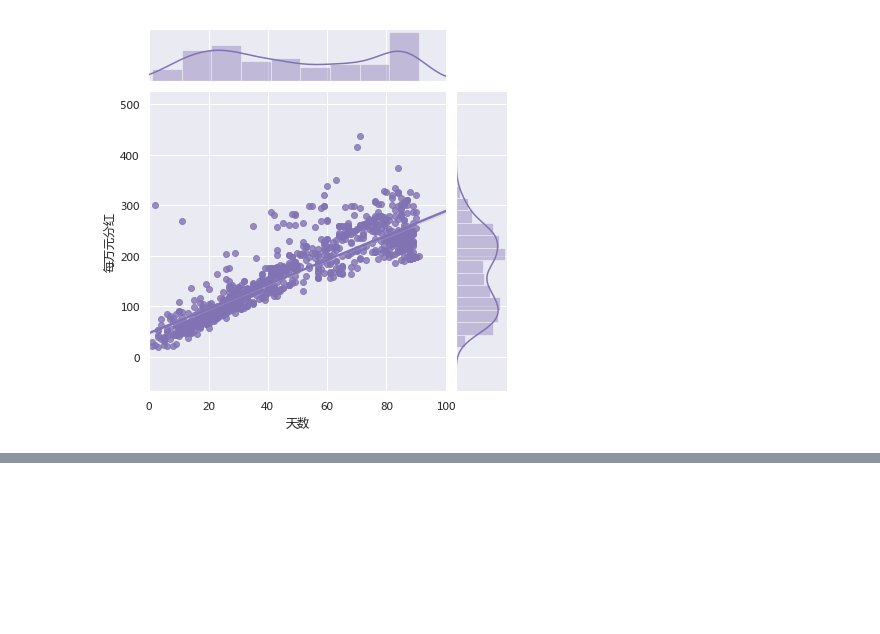
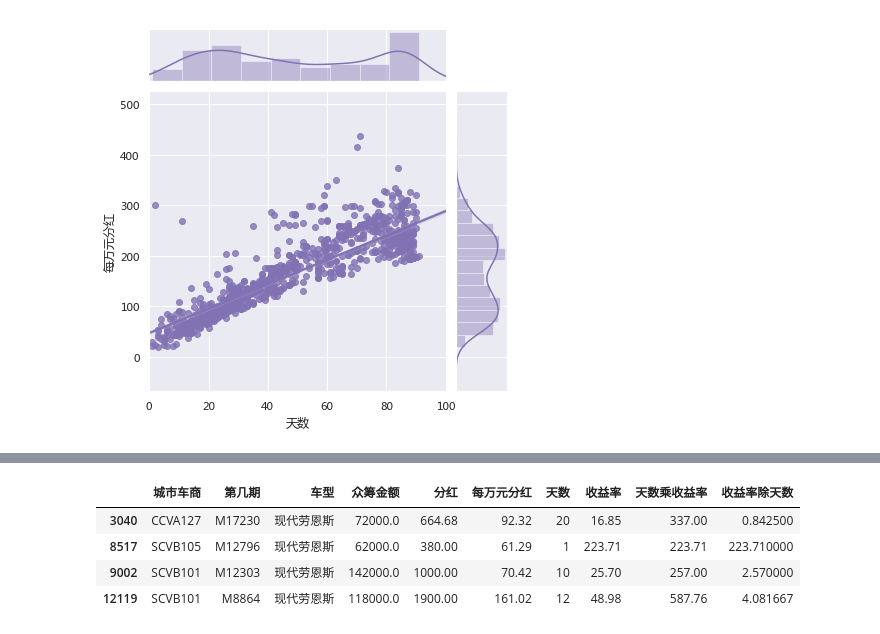
Before and after one commit to maxlz/carsale, a Jupyter notebook: car_sale.ipynb, the cells around one changed output, grey strips where cells are left out. Cells and saved outputs as stored; diff of their text form; code cells hidden in the pictures; blank space fills up the shorter version.

```diff
--- a/car_sale.ipynb
+++ b/car_sale.ipynb
@@ -356,0 +394,8 @@ sns.jointplot(x='天数',y='每万元分红',data=df.sample(1000),xlim=(0,100),k
+# %%
+df[df.车型=='现代劳恩斯']
+# %% [output]
+|  | 城市车商 | 第几期 | 车型 | 众筹金额 | 分红 | 每万元分红 | 天数 | 收益率 | 天数乘收益率 | 收益率除天数 |
+| 3040 | CCVA127 | M17230 | 现代劳恩斯 | 72000.0 | 664.68 | 92.32 | 20 | 16.85 | 337.00 | 0.842500 |
+| 8517 | SCVB105 | M12796 | 现代劳恩斯 | 62000.0 | 380.00 | 61.29 | 1 | 223.71 | 223.71 | 223.710000 |
+| 9002 | SCVB101 | M12303 | 现代劳恩斯 | 142000.0 | 1000.00 | 70.42 | 10 | 25.70 | 257.00 | 2.570000 |
+| 12119 | SCVB101 | M8864 | 现代劳恩斯 | 118000.0 | 1900.00 | 161.02 | 12 | 48.98 | 587.76 | 4.081667 |
```
Also changed, not shown: parts of 7 cells of this notebook, 2 other files.
